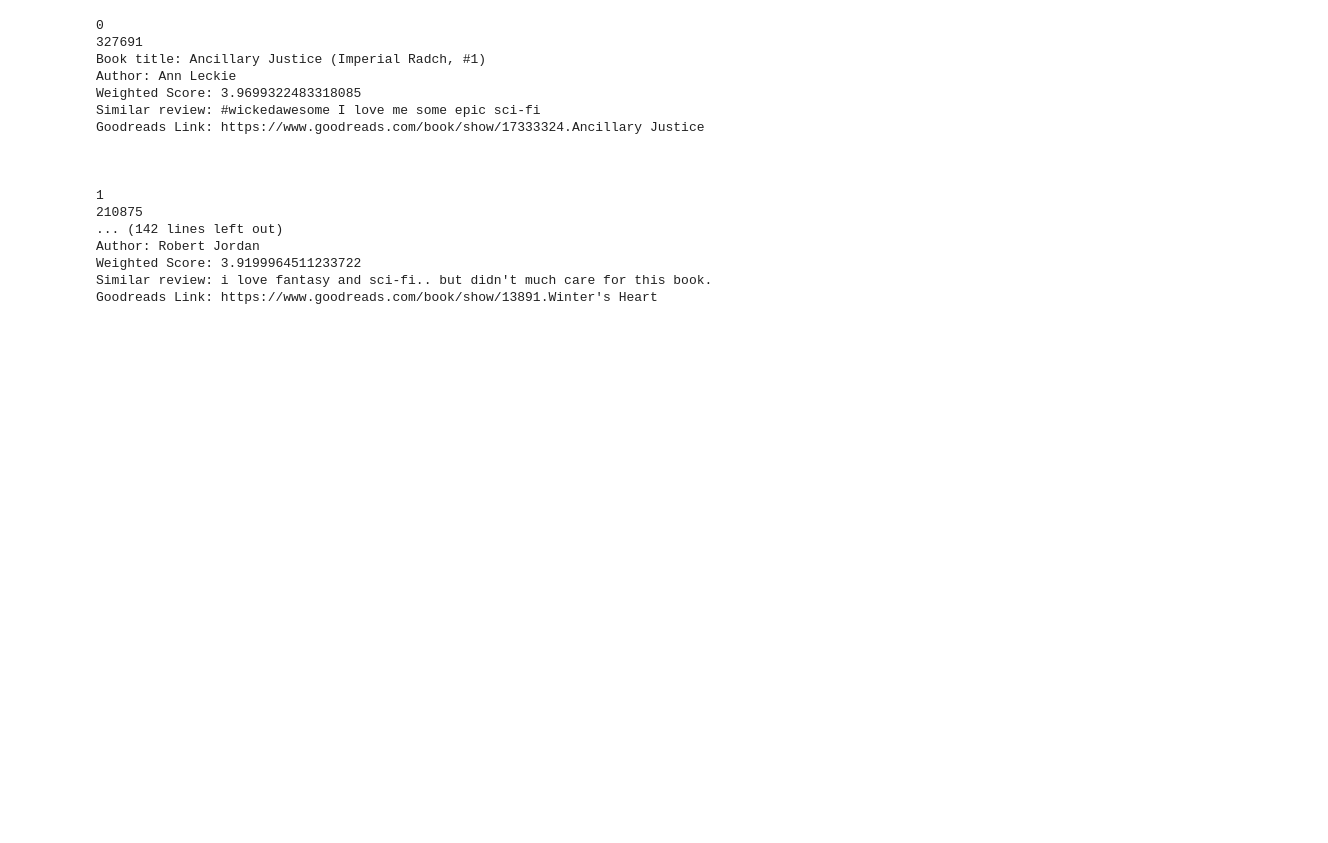
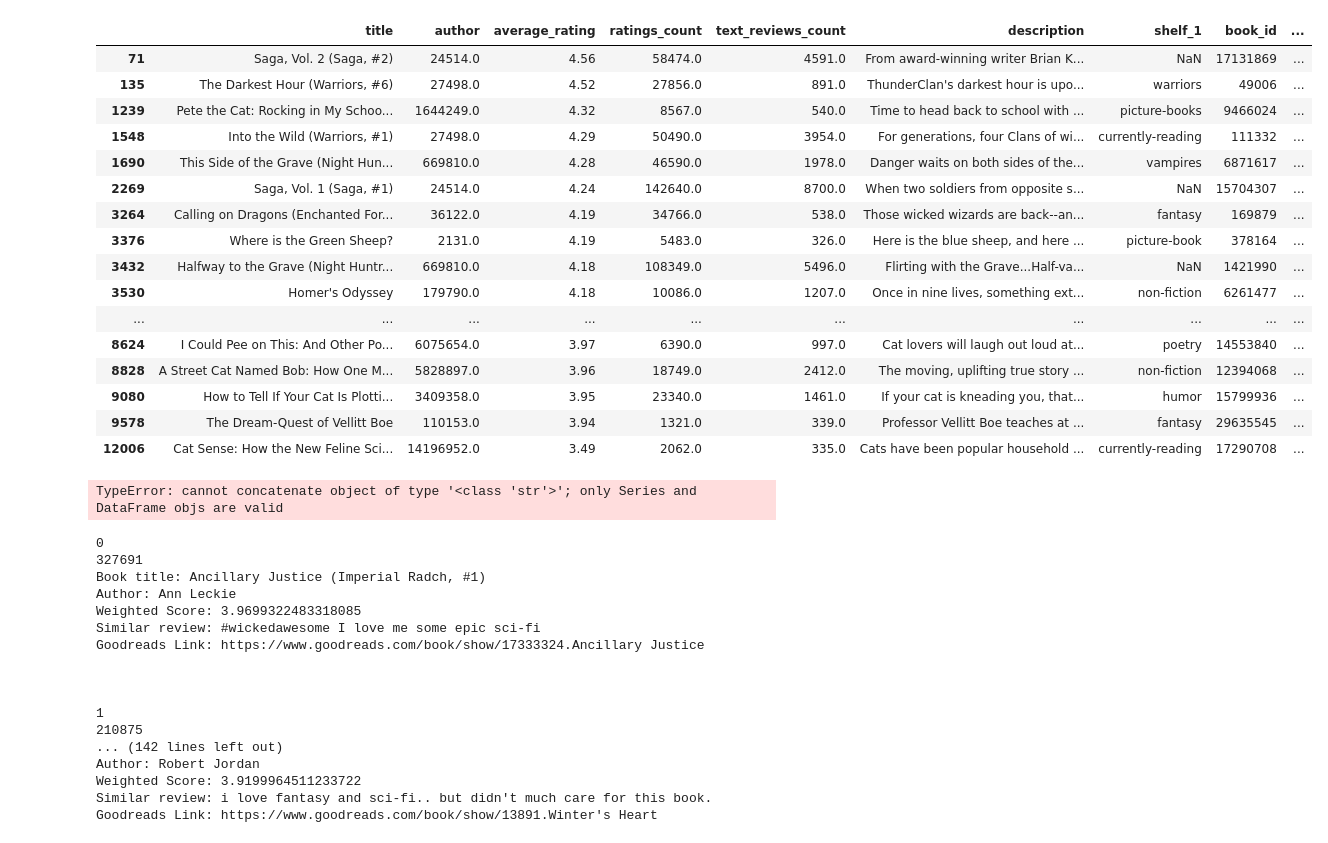
Before and after one commit to Einhard6176/3380, a Jupyter notebook: Models/Summarizer/createClusters.ipynb, the cells around one changed output. Saved outputs shown, nothing was run; the diff lists cells and outputs as text; code cells hidden in the pictures; blank space fills up the shorter version.

```diff
--- a/Models/Summarizer/createClusters.ipynb
+++ b/Models/Summarizer/createClusters.ipynb
@@ -89,16 +89,7 @@ def show_recommendations(query, reviews, books, n_results=5):
     top_n_indices = find_reviews(query, reviews, n_results)
     book_recommends = find_books(query, reviews, books, n_results)
     book_recommends['for_url'] = book_recommends['book_id'].astype(str) + '.' + book_recommends['title'].replace(r'\(.*$', '', regex = True)
-
-    for idx, i in enumerate(reviews.iloc[top_n_indices].index):
-        print(idx)
-        print(i)
-        print('Book title:', book_recommends[book_recommends.book_id == (reviews[reviews.index == i].book_id.tolist()[0])].title.tolist()[0])
-        print('Author:', book_recommends[book_recommends.book_id == (reviews[reviews.index == i].book_id.tolist()[0])].name.tolist()[0])
-        print('Weighted Score:', books[books.book_id.isin(reviews[reviews.index == i].book_id.tolist())].weighted_score.tolist()[0])
-        print('Similar review:', reviews[reviews.index == i].review_text.tolist()[0])
-        print('Goodreads Link:', 'https://www.goodreads.com/book/show/' + book_recommends[book_recommends.book_id == (reviews[reviews.index == i].book_id.tolist()[0])].for_url.tolist()[0])
-        print('\n\n')
+    return top_n_indices, book_recommends
 
 
 
@@ -142,0 +114,2 @@ Goodreads Link: https://www.goodreads.com/book/show/13891.Winter's Heart
+# %%
+top_n_indices, book_recommends = show_recommendations('cat', reviews, books, 50)
@@ -143,3 +136,33 @@ Goodreads Link: https://www.goodreads.com/book/show/13891.Winter's Heart
+# %%
+books[books.book_id.isin(reviews[reviews.index.isin(top_n_indices)].book_id.tolist())]
+# %% [output]
+|  | title | author | average_rating | ratings_count | text_reviews_count | description | shelf_1 | book_id | ... |
+| 71 | Saga, Vol. 2 (Saga, #2) | 24514.0 | 4.56 | 58474.0 | 4591.0 | From award-winning writer Brian K... | NaN | 17131869 | ... |
+| 135 | The Darkest Hour (Warriors, #6) | 27498.0 | 4.52 | 27856.0 | 891.0 | ThunderClan's darkest hour is upo... | warriors | 49006 | ... |
+| 1239 | Pete the Cat: Rocking in My Schoo... | 1644249.0 | 4.32 | 8567.0 | 540.0 | Time to head back to school with ... | picture-books | 9466024 | ... |
+| 1548 | Into the Wild (Warriors, #1) | 27498.0 | 4.29 | 50490.0 | 3954.0 | For generations, four Clans of wi... | currently-reading | 111332 | ... |
+| 1690 | This Side of the Grave (Night Hun... | 669810.0 | 4.28 | 46590.0 | 1978.0 | Danger waits on both sides of the... | vampires | 6871617 | ... |
+| 2269 | Saga, Vol. 1 (Saga, #1) | 24514.0 | 4.24 | 142640.0 | 8700.0 | When two soldiers from opposite s... | NaN | 15704307 | ... |
+| 3264 | Calling on Dragons (Enchanted For... | 36122.0 | 4.19 | 34766.0 | 538.0 | Those wicked wizards are back--an... | fantasy | 169879 | ... |
+| 3376 | Where is the Green Sheep? | 2131.0 | 4.19 | 5483.0 | 326.0 | Here is the blue sheep, and here ... | picture-book | 378164 | ... |
+| 3432 | Halfway to the Grave (Night Huntr... | 669810.0 | 4.18 | 108349.0 | 5496.0 | Flirting with the Grave...Half-va... | NaN | 1421990 | ... |
+| 3530 | Homer's Odyssey | 179790.0 | 4.18 | 10086.0 | 1207.0 | Once in nine lives, something ext... | non-fiction | 6261477 | ... |
+| ... | ... | ... | ... | ... | ... | ... | ... | ... | ... |
+| 8624 | I Could Pee on This: And Other Po... | 6075654.0 | 3.97 | 6390.0 | 997.0 | Cat lovers will laugh out loud at... | poetry | 14553840 | ... |
+| 8828 | A Street Cat Named Bob: How One M... | 5828897.0 | 3.96 | 18749.0 | 2412.0 | The moving, uplifting true story ... | non-fiction | 12394068 | ... |
+| 9080 | How to Tell If Your Cat Is Plotti... | 3409358.0 | 3.95 | 23340.0 | 1461.0 | If your cat is kneading you, that... | humor | 15799936 | ... |
+| 9578 | The Dream-Quest of Vellitt Boe | 110153.0 | 3.94 | 1321.0 | 339.0 | Professor Vellitt Boe teaches at ... | fantasy | 29635545 | ... |
+| 12006 | Cat Sense: How the New Feline Sci... | 14196952.0 | 3.49 | 2062.0 | 335.0 | Cats have been popular household ... | currently-reading | 17290708 | ... |
+# %%
+rec_df = pd.DataFrame()
+
+for idx, i in enumerate(reviews.iloc[top_n_indices].index):
+    rec_df.append(book_recommends[book_recommends.book_id == (reviews[reviews.index == i].book_id.tolist()[0])].title.tolist()[0])
+    rec_df.append(book_recommends[book_recommends.book_id == (reviews[reviews.index == i].book_id.tolist()[0])].name.tolist()[0])
+    rec_df.append(round(books[books.book_id.isin(reviews[reviews.index == i].book_id.tolist())].weighted_score.tolist()[0], 2))
+    rec_df.append(reviews[reviews.index == i].review_text.tolist()[0])
+# %% [output]
+TypeError: cannot concatenate object of type '<class 'str'>'; only Series and DataFrame objs are valid
 # %%
 res = find_books('I love hard scifi', reviews, books, 15)
 # %%
```
Also changed, not shown: parts of 20 cells of this notebook, 1 other file.
